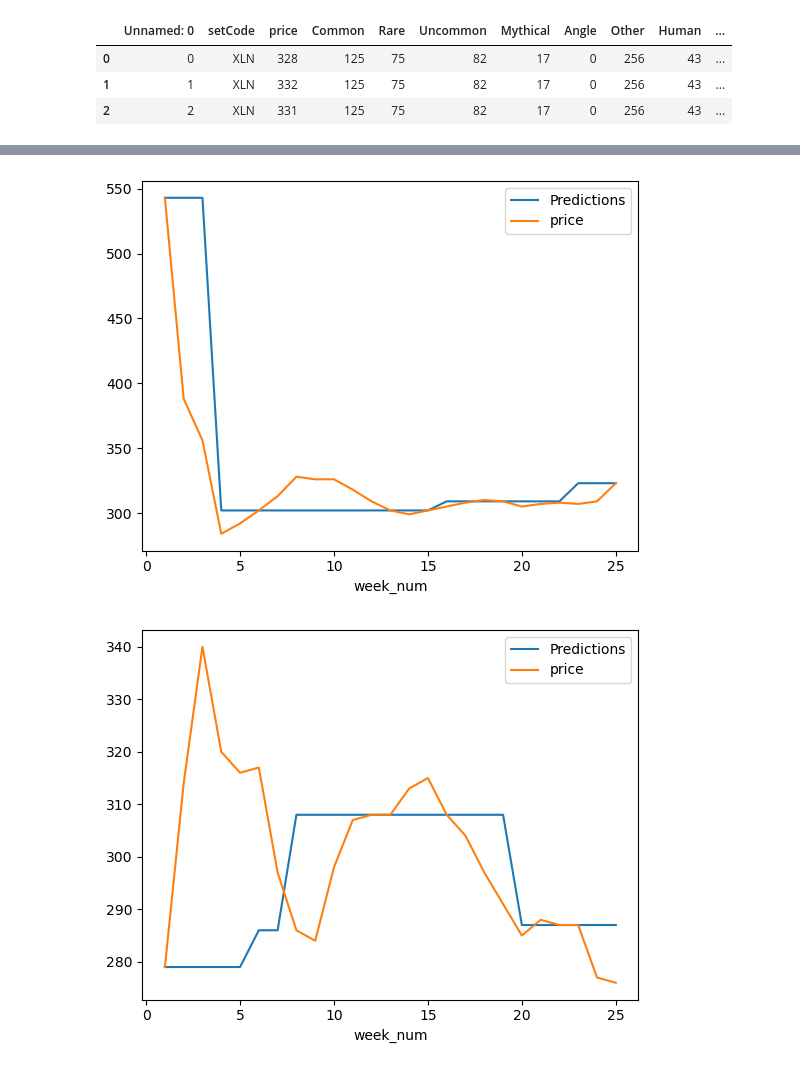
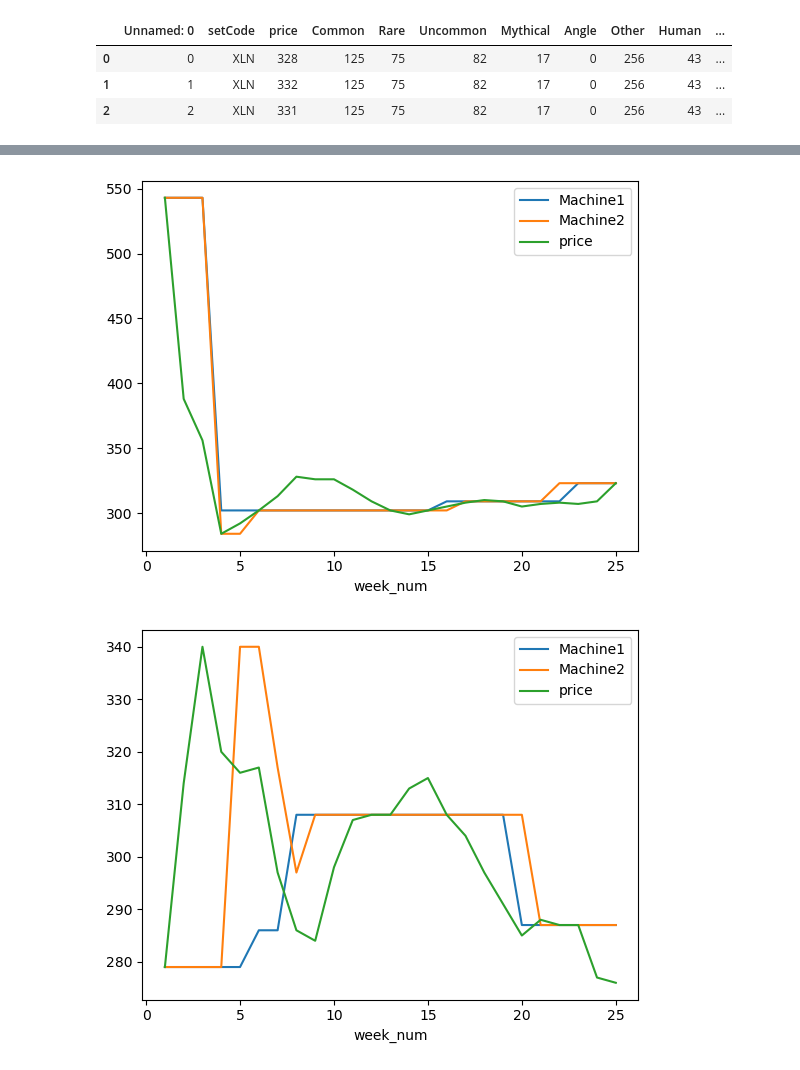
Before and after one commit to pathfindereleven/project-4, a Jupyter notebook: Graphs.ipynb, the cells around one changed output, grey strips where cells are left out. Cells and saved outputs as stored; diff of their text form; code cells hidden in the pictures.

Commit message:
matplotlib graphs

```diff
--- a/Graphs.ipynb
+++ b/Graphs.ipynb
@@ -11,6 +12,13 @@ from pathlib import Path
 file_path = Path("prediction_m1.csv")
 m1_predic = pd.read_csv(file_path)
 m1_predic.head(3)
+
+file_path = Path("prediction_m2.csv")
+m2_predic = pd.read_csv(file_path)
+
+m1_predic = m1_predic.rename(columns={'Predictions': 'Machine1'})
+m1_predic['Machine2'] = m2_predic["Predictions"]
+m1_predic.head(3)
 # %% [output]
 |  | Unnamed: 0 | setCode | price | Common | Rare | Uncommon | Mythical | Angle | Other | Human | ... |
 | 0 | 0 | XLN | 328 | 125 | 75 | 82 | 17 | 0 | 256 | 43 | ... |
@@ -24,12 +32,12 @@ lines = xln_df.plot.line(x='week_num', y=['Predictions', 'price'])
 # %%
 xln_df = m1_predic.loc[m1_predic['setCode'] == "KHM"]
-lines = xln_df.plot.line(x='week_num', y=['Predictions', 'price'])
+lines = xln_df.plot.line(x='week_num', y=['Machine1', 'Machine2', 'price'])
 # %% [output]
-[figure, old version]
+[figure, new version]
 # %%
 xln_df = m1_predic.loc[m1_predic['setCode'] == "MID"]
-lines = xln_df.plot.line(x='week_num', y=['Predictions', 'price'])
+lines = xln_df.plot.line(x='week_num', y=['Machine1', 'Machine2', 'price'])
 # %% [output]
-[figure, old version]
+[figure, new version]
 # %%
 xln_df = m1_predic.loc[m1_predic['setCode'] == "NEO"]
```
Also changed, not shown: parts of 4 cells of this notebook, 1 other file.
